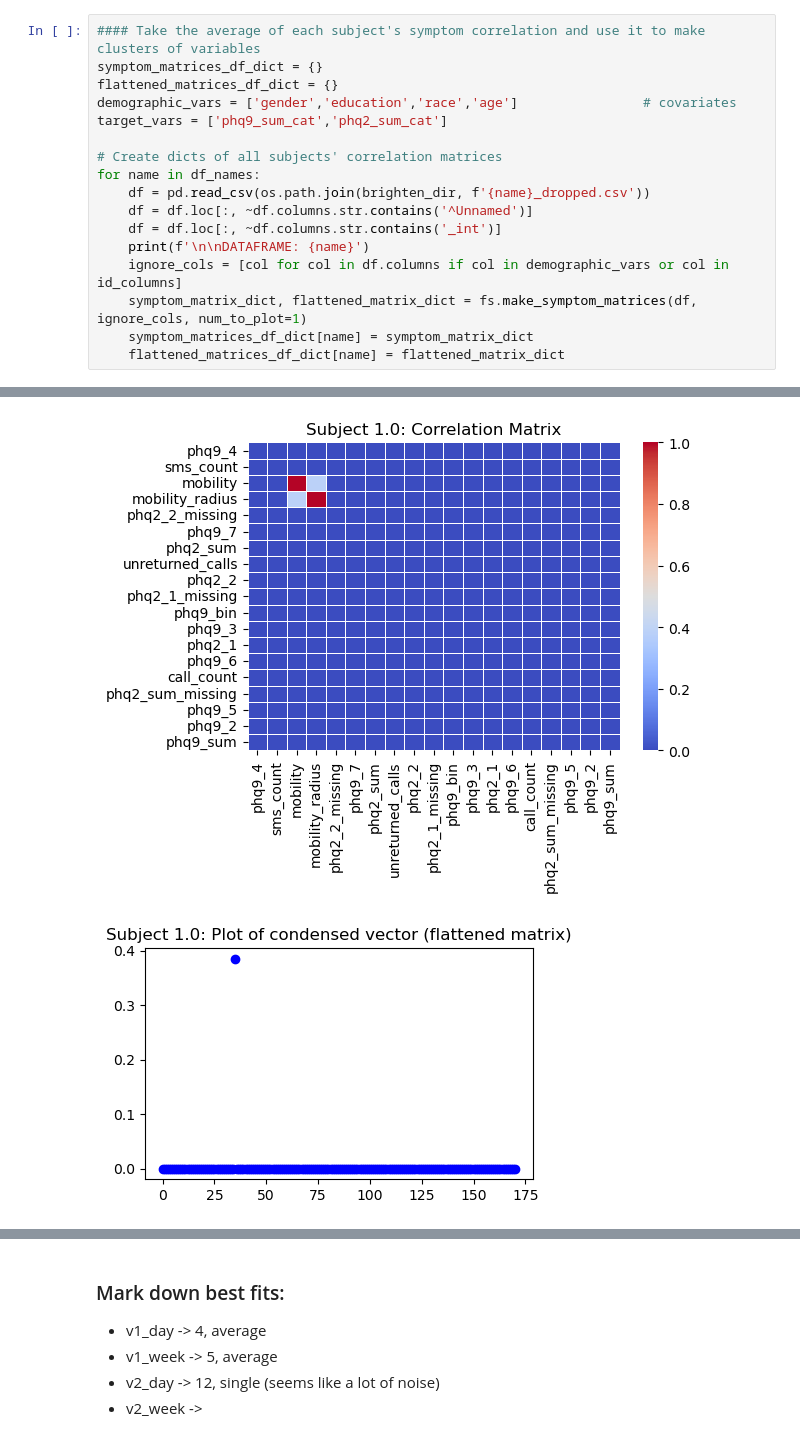
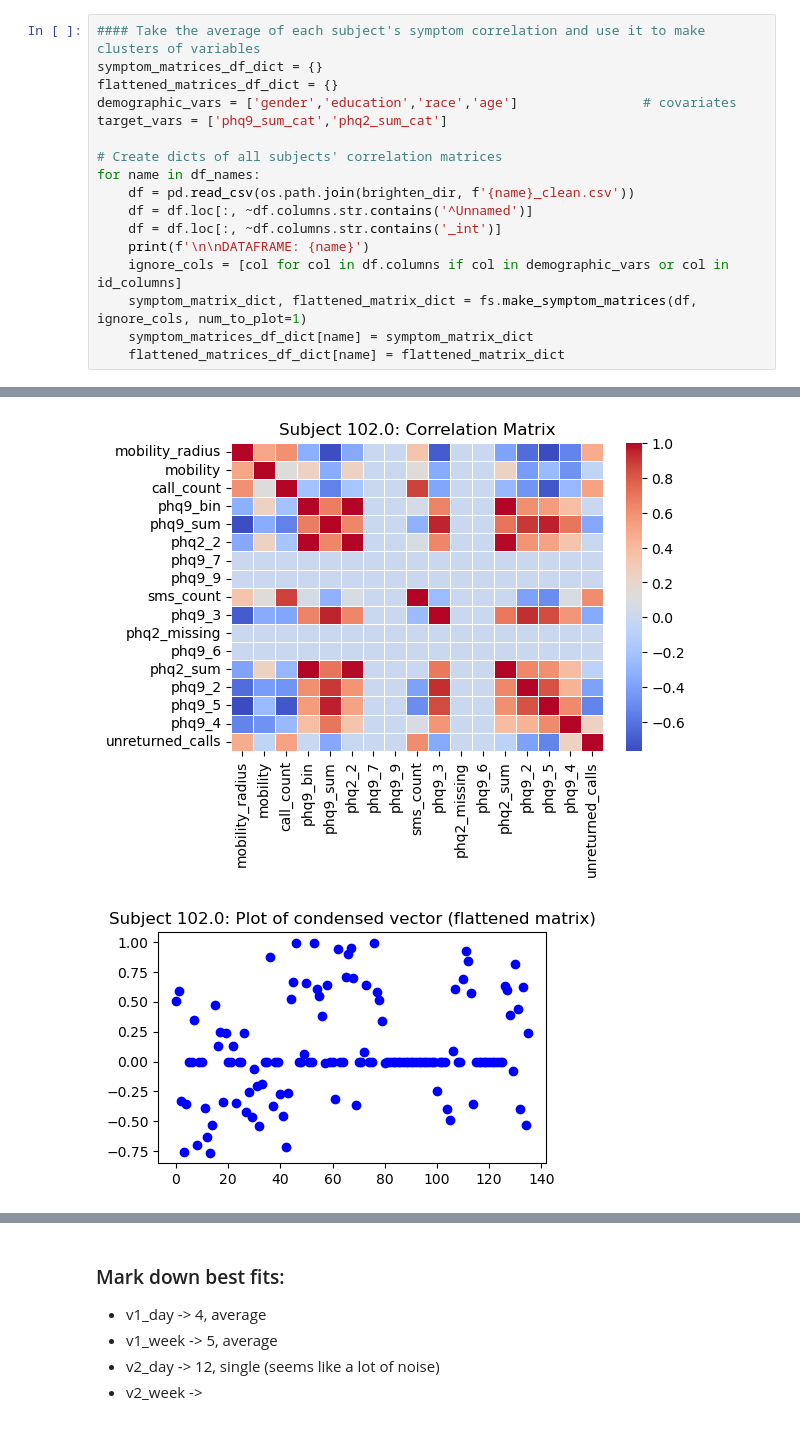
Before and after one commit to kaleyjoss/smartphone_sensor_predictive_modeling, a Jupyter notebook: notebooks/02_feature_pca.ipynb, the cells around one changed output, grey strips where cells are left out. Cells and saved outputs as stored; diff of their text form.

```diff
--- a/notebooks/02_feature_pca.ipynb
+++ b/notebooks/02_feature_pca.ipynb
@@ -44,7 +47,7 @@ target_vars = ['phq9_sum_cat','phq2_sum_cat']
 
 # Create dicts of all subjects' correlation matrices
 for name in df_names:
-    df = pd.read_csv(os.path.join(brighten_dir, f'{name}_dropped.csv'))
+    df = pd.read_csv(os.path.join(brighten_dir, f'{name}_clean.csv'))
     df = df.loc[:, ~df.columns.str.contains('^Unnamed')]
     df = df.loc[:, ~df.columns.str.contains('_int')]
     print(f'\n\nDATAFRAME: {name}')
@@ -74,2 +77,2 @@ In df there are 1136 subjects.
-[figure, old version]
+[figure, new version]
-[figure, old version]
+[figure, new version]
```
Also changed, not shown: parts of 13 cells of this notebook, 6 other files.
